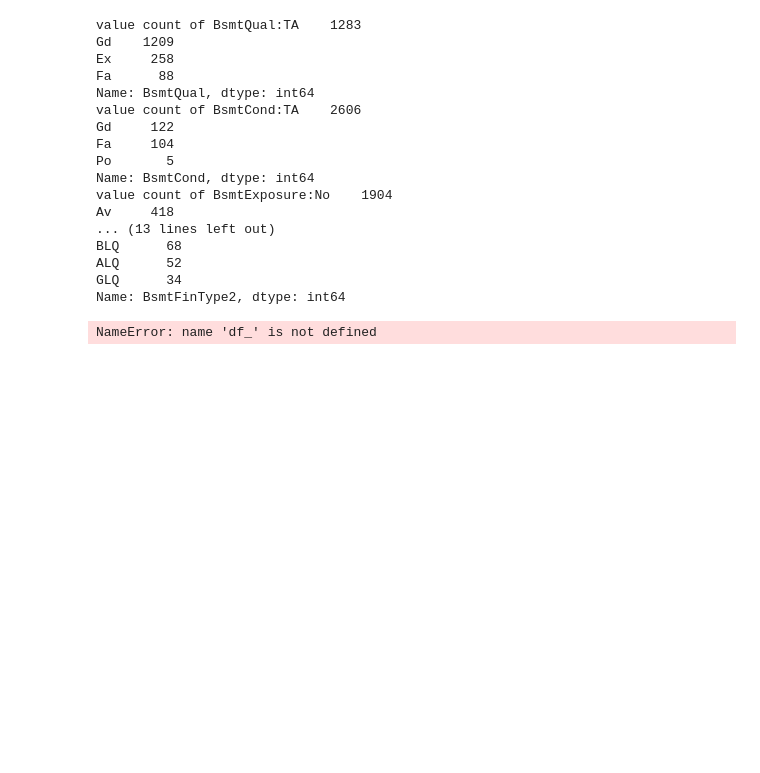
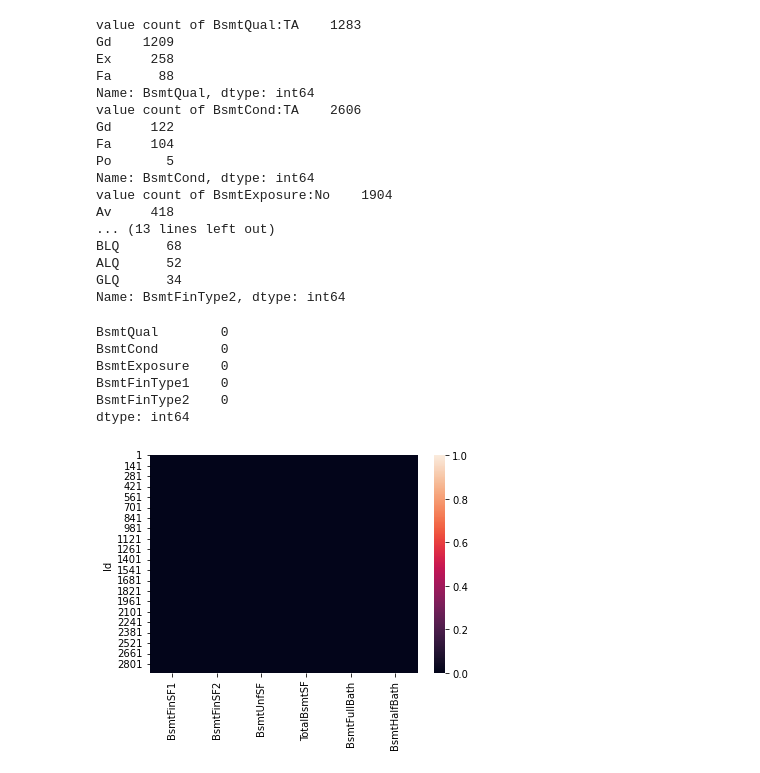
Before and after one commit to AKKUSAXENA/AKKUSAXENA, a Jupyter notebook: House Price Prediction/House_Price_Prediction.ipynb, the cells around one changed output. Saved outputs shown, nothing was run; the diff lists cells and outputs as text; code cells hidden in the pictures; blank space fills up the shorter version.

```diff
--- a/House Price Prediction/House_Price_Prediction.ipynb
+++ b/House Price Prediction/House_Price_Prediction.ipynb
@@ -584,7 +604,7 @@ BsmtHalfBath     0.068517
 cat_bsmt_feat = ["BsmtQual","BsmtCond","BsmtExposure",
                  "BsmtFinType1","BsmtFinType2"]
 
-numerical_bsmt_feat = ["BsmtFinSF1","BsmtFinSF2","BsmtUnfSF",
+num_bsmt_feat = ["BsmtFinSF1","BsmtFinSF2","BsmtUnfSF",
                        "TotalBsmtSF","BsmtFullBath","BsmtHalfBath"]
 # %%
 sns.heatmap(df[cat_bsmt_feat].isnull())
@@ -615,6 +635,18 @@ Name: BsmtFinType2, dtype: int64
 # %%
 bsmt_cont= "NA"
 for feat in cat_bsmt_feat:
-    df_
+    df_mvi[feat].replace(np.nan, bsmt_cont,inplace=True)
-# %% [output]
-NameError: name 'df_' is not defined
+# %%
+df_mvi[cat_bsmt_feat].isnull().sum()
+# %% [output]
+BsmtQual        0
+BsmtCond        0
+BsmtExposure    0
+BsmtFinType1    0
+BsmtFinType2    0
+dtype: int64
+# %%
+sns.heatmap(df[num_bsmt_feat].isnull())
+plt.show()
+# %% [output]
+[figure, added]
```
Also changed, not shown: parts of 30 cells of this notebook, 5 other files.
